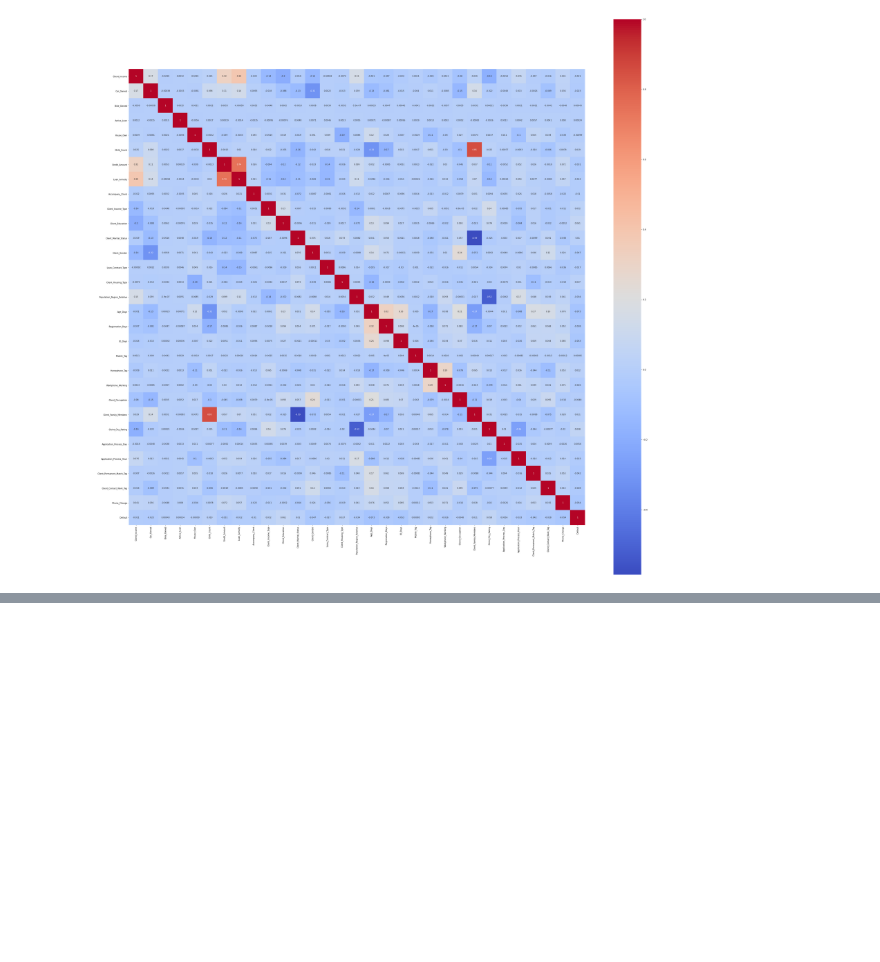
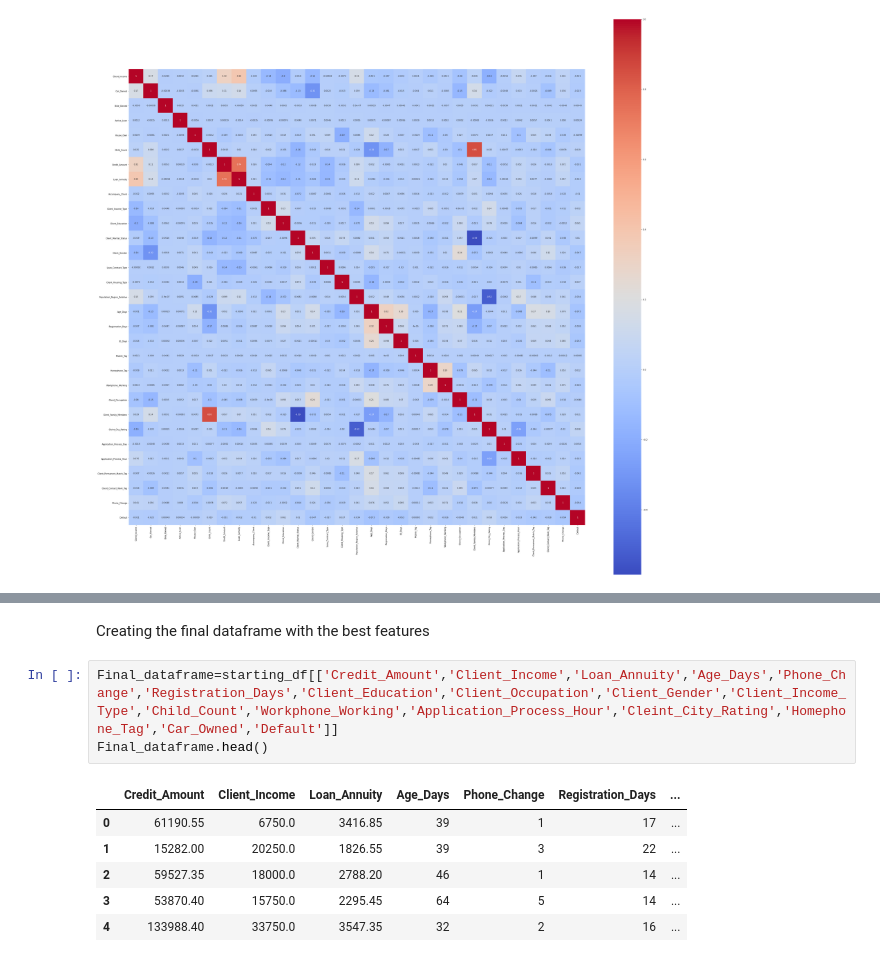
Before and after one commit to DhanushaPerera07/ML_Assignment2_IT18231656_IT18229080_IT18230666_IT18226324, a Jupyter notebook: prediction_app.ipynb, the cells around one changed output, grey strips where cells are left out. Saved outputs shown, nothing was run; the diff lists cells and outputs as text; blank space fills up the shorter version.

```diff
--- a/prediction_app.ipynb
+++ b/prediction_app.ipynb
@@ -481,0 +664,12 @@ plt.show()
+# %% [markdown]
+Creating the final dataframe with the best features
+# %%
+Final_dataframe=starting_df[['Credit_Amount','Client_Income','Loan_Annuity','Age_Days','Phone_Change','Registration_Days','Client_Education','Client_Occupation','Client_Gender','Client_Income_Type','Child_Count','Workphone_Working','Application_Process_Hour','Cleint_City_Rating','Homephone_Tag','Car_Owned','Default']]
+Final_dataframe.head()
+# %% [output]
+|  | Credit_Amount | Client_Income | Loan_Annuity | Age_Days | Phone_Change | Registration_Days | ... |
+| 0 | 61190.55 | 6750.0 | 3416.85 | 39 | 1 | 17 | ... |
+| 1 | 15282.00 | 20250.0 | 1826.55 | 39 | 3 | 22 | ... |
+| 2 | 59527.35 | 18000.0 | 2788.20 | 46 | 1 | 14 | ... |
+| 3 | 53870.40 | 15750.0 | 2295.45 | 64 | 5 | 14 | ... |
+| 4 | 133988.40 | 33750.0 | 3547.35 | 32 | 2 | 16 | ... |
```
Also changed, not shown: parts of 19 cells of this notebook.
